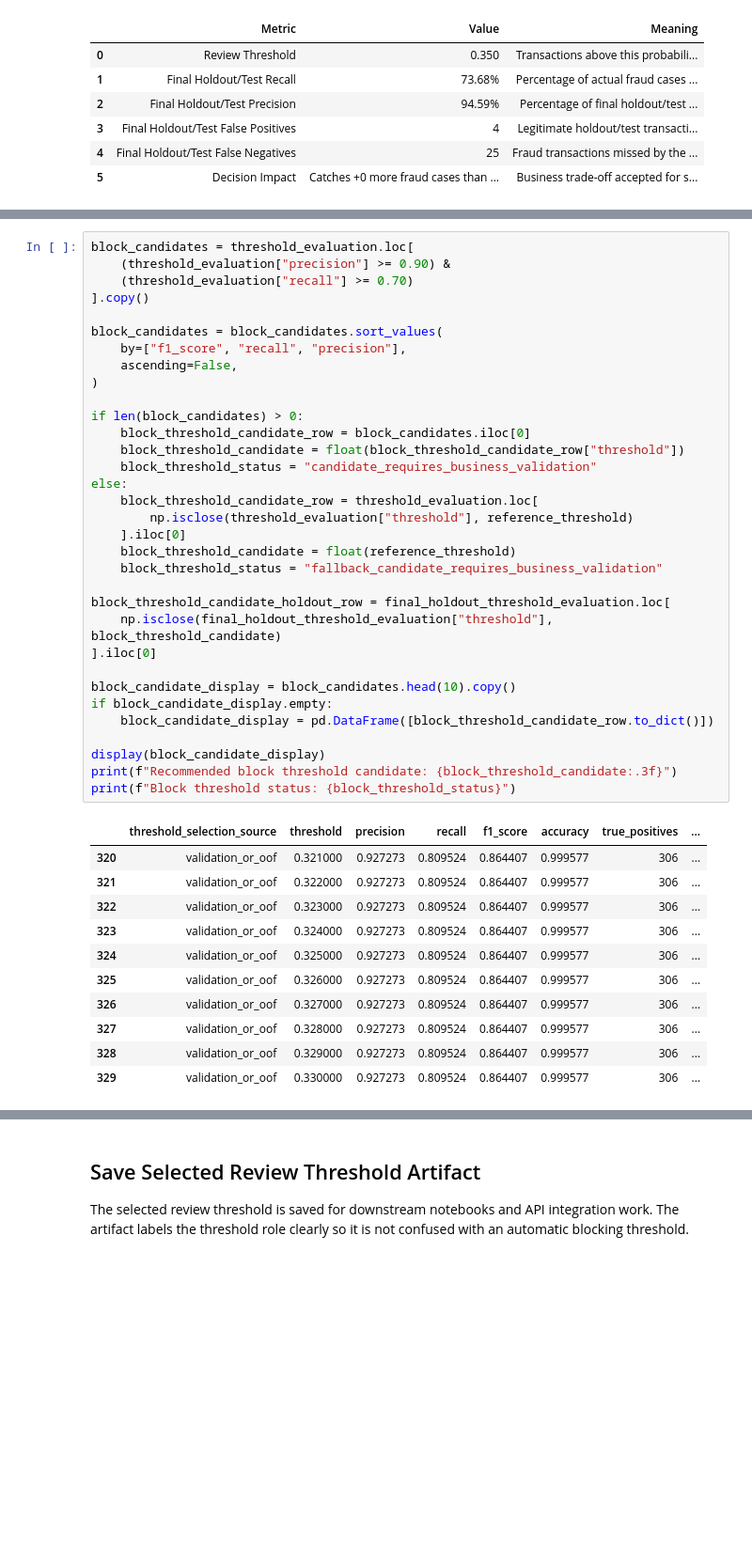
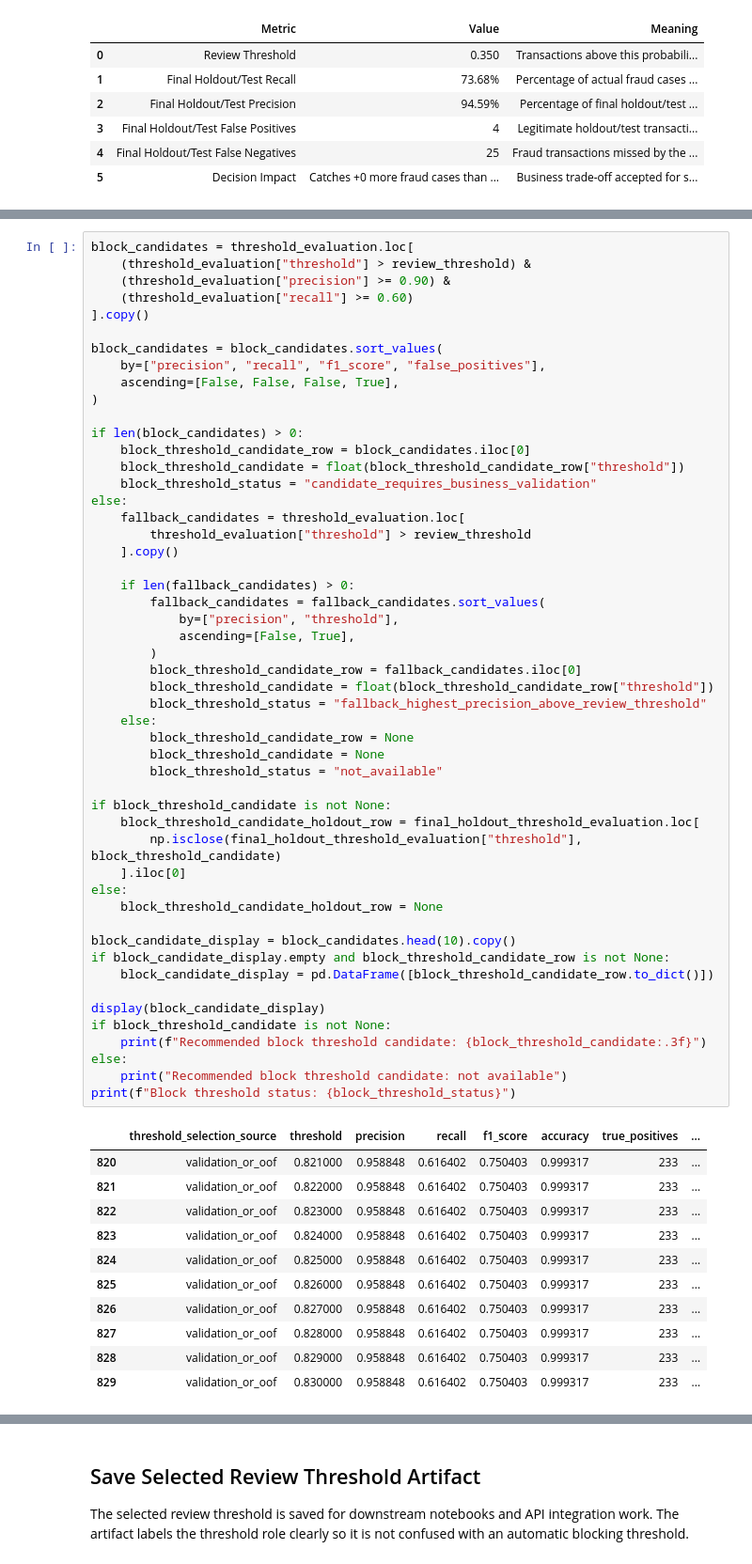
Before and after one commit to mmubashir95/Credit-Card-Fraud-Detection, a Jupyter notebook: notebooks/15_threshold_tuning.ipynb, the cells around one changed output, grey strips where cells are left out. Shown at 94% size. Drawn from its saved outputs; the diff is of its cells as text; blank space fills up the shorter version.

Commit message:
Harden threshold decision workflow

```diff
--- a/notebooks/15_threshold_tuning.ipynb
+++ b/notebooks/15_threshold_tuning.ipynb
@@ -741,45 +800,63 @@ The table below searches for candidate block thresholds using high-precision cri
 # %%
 block_candidates = threshold_evaluation.loc[
+    (threshold_evaluation["threshold"] > review_threshold) &
     (threshold_evaluation["precision"] >= 0.90) &
-    (threshold_evaluation["recall"] >= 0.70)
+    (threshold_evaluation["recall"] >= 0.60)
 ].copy()
 
 block_candidates = block_candidates.sort_values(
-    by=["f1_score", "recall", "precision"],
-    ascending=False,
+    by=["precision", "recall", "f1_score", "false_positives"],
+    ascending=[False, False, False, True],
 )
 
 if len(block_candidates) > 0:
     block_threshold_candidate_row = block_candidates.iloc[0]
     block_threshold_candidate = float(block_threshold_candidate_row["threshold"])
     block_threshold_status = "candidate_requires_business_validation"
 else:
-    block_threshold_candidate_row = threshold_evaluation.loc[
-        np.isclose(threshold_evaluation["threshold"], reference_threshold)
+    fallback_candidates = threshold_evaluation.loc[
+        threshold_evaluation["threshold"] > review_threshold
+    ].copy()
+
+    if len(fallback_candidates) > 0:
+        fallback_candidates = fallback_candidates.sort_values(
+            by=["precision", "threshold"],
+            ascending=[False, True],
+        )
+        block_threshold_candidate_row = fallback_candidates.iloc[0]
+        block_threshold_candidate = float(block_threshold_candidate_row["threshold"])
+        block_threshold_status = "fallback_highest_precision_above_review_threshold"
+    else:
+        block_threshold_candidate_row = None
+        block_threshold_candidate = None
+        block_threshold_status = "not_available"
+
+if block_threshold_candidate is not None:
+    block_threshold_candidate_holdout_row = final_holdout_threshold_evaluation.loc[
+        np.isclose(final_holdout_threshold_evaluation["threshold"], block_threshold_candidate)
     ].iloc[0]
-    block_threshold_candidate = float(reference_threshold)
-    block_threshold_status = "fallback_candidate_requires_business_validation"
-
-block_threshold_candidate_holdout_row = final_holdout_threshold_evaluation.loc[
-    np.isclose(final_holdout_threshold_evaluation["threshold"], block_threshold_candidate)
-].iloc[0]
+else:
+    block_threshold_candidate_holdout_row = None
 
 block_candidate_display = block_candidates.head(10).copy()
-if block_candidate_display.empty:
+if block_candidate_display.empty and block_threshold_candidate_row is not None:
     block_candidate_display = pd.DataFrame([block_threshold_candidate_row.to_dict()])
 
 display(block_candidate_display)
-print(f"Recommended block threshold candidate: {block_threshold_candidate:.3f}")
+if block_threshold_candidate is not None:
+    print(f"Recommended block threshold candidate: {block_threshold_candidate:.3f}")
+else:
+    print("Recommended block threshold candidate: not available")
 print(f"Block threshold status: {block_threshold_status}")
 # %% [output]
 |  | threshold_selection_source | threshold | precision | recall | f1_score | accuracy | true_positives | ... |
-| 320 | validation_or_oof | 0.321000 | 0.927273 | 0.809524 | 0.864407 | 0.999577 | 306 | ... |
-| 321 | validation_or_oof | 0.322000 | 0.927273 | 0.809524 | 0.864407 | 0.999577 | 306 | ... |
-| 322 | validation_or_oof | 0.323000 | 0.927273 | 0.809524 | 0.864407 | 0.999577 | 306 | ... |
-| 323 | validation_or_oof | 0.324000 | 0.927273 | 0.809524 | 0.864407 | 0.999577 | 306 | ... |
-| 324 | validation_or_oof | 0.325000 | 0.927273 | 0.809524 | 0.864407 | 0.999577 | 306 | ... |
-| 325 | validation_or_oof | 0.326000 | 0.927273 | 0.809524 | 0.864407 | 0.999577 | 306 | ... |
-| 326 | validation_or_oof | 0.327000 | 0.927273 | 0.809524 | 0.864407 | 0.999577 | 306 | ... |
-| 327 | validation_or_oof | 0.328000 | 0.927273 | 0.809524 | 0.864407 | 0.999577 | 306 | ... |
-| 328 | validation_or_oof | 0.329000 | 0.927273 | 0.809524 | 0.864407 | 0.999577 | 306 | ... |
-| 329 | validation_or_oof | 0.330000 | 0.927273 | 0.809524 | 0.864407 | 0.999577 | 306 | ... |
+| 820 | validation_or_oof | 0.821000 | 0.958848 | 0.616402 | 0.750403 | 0.999317 | 233 | ... |
+| 821 | validation_or_oof | 0.822000 | 0.958848 | 0.616402 | 0.750403 | 0.999317 | 233 | ... |
+| 822 | validation_or_oof | 0.823000 | 0.958848 | 0.616402 | 0.750403 | 0.999317 | 233 | ... |
+| 823 | validation_or_oof | 0.824000 | 0.958848 | 0.616402 | 0.750403 | 0.999317 | 233 | ... |
+| 824 | validation_or_oof | 0.825000 | 0.958848 | 0.616402 | 0.750403 | 0.999317 | 233 | ... |
+| 825 | validation_or_oof | 0.826000 | 0.958848 | 0.616402 | 0.750403 | 0.999317 | 233 | ... |
+| 826 | validation_or_oof | 0.827000 | 0.958848 | 0.616402 | 0.750403 | 0.999317 | 233 | ... |
+| 827 | validation_or_oof | 0.828000 | 0.958848 | 0.616402 | 0.750403 | 0.999317 | 233 | ... |
+| 828 | validation_or_oof | 0.829000 | 0.958848 | 0.616402 | 0.750403 | 0.999317 | 233 | ... |
+| 829 | validation_or_oof | 0.830000 | 0.958848 | 0.616402 | 0.750403 | 0.999317 | 233 | ... |
```
Also changed, not shown: parts of 14 cells of this notebook, 1 other file.
